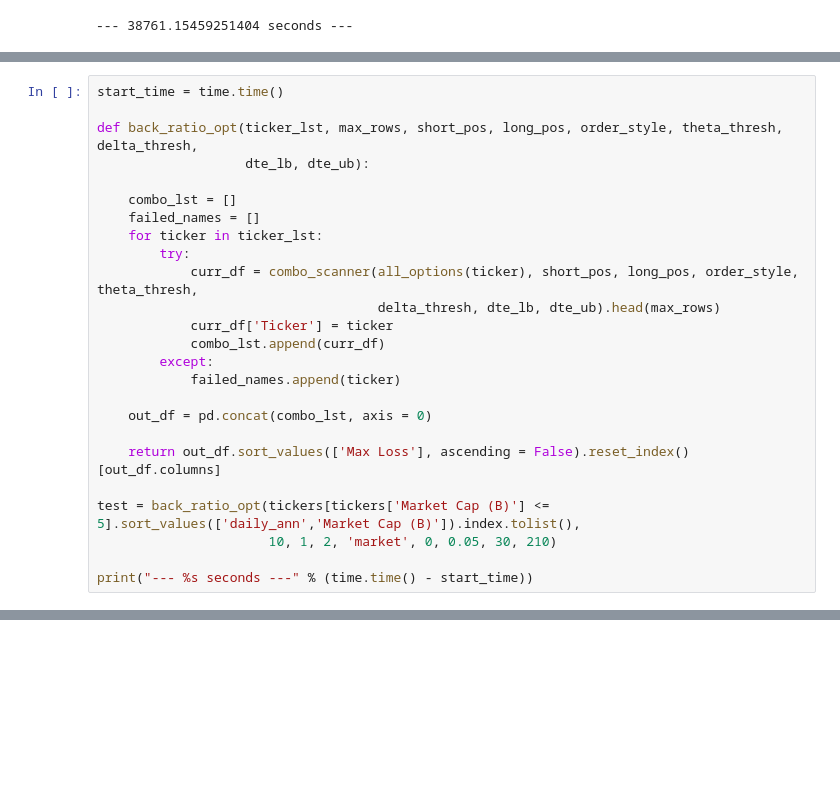
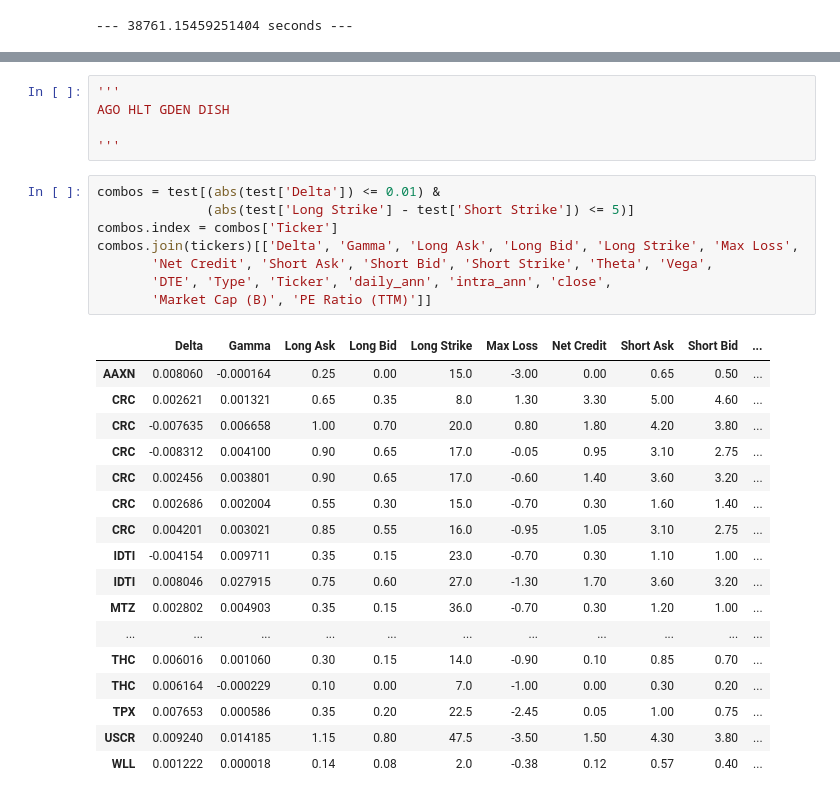
Before and after one commit to auto-d1dact/SPX-Put-Selling, a Jupyter notebook: Live Data Pulling/Options Pulling/Day Trading Options - Augen.ipynb, the cells around one changed output, grey strips where cells are left out. Saved outputs shown, nothing was run; the diff lists cells and outputs as text; blank space fills up the shorter version.

```diff
--- a/Live Data Pulling/Options Pulling/Day Trading Options - Augen.ipynb
+++ b/Live Data Pulling/Options Pulling/Day Trading Options - Augen.ipynb
@@ -1091,25 +1104,0 @@ def combo_scanner(df, short_pos, long_pos, order_style, theta_thresh, delta_thre
-# %%
-start_time = time.time()
-
-def back_ratio_opt(ticker_lst, max_rows, short_pos, long_pos, order_style, theta_thresh, delta_thresh,
-                   dte_lb, dte_ub):
-
-    combo_lst = []
-    failed_names = []
-    for ticker in ticker_lst:
-        try:
-            curr_df = combo_scanner(all_options(ticker), short_pos, long_pos, order_style, theta_thresh,
-                                    delta_thresh, dte_lb, dte_ub).head(max_rows)
-            curr_df['Ticker'] = ticker
-            combo_lst.append(curr_df)
-        except:
-            failed_names.append(ticker)
-
-    out_df = pd.concat(combo_lst, axis = 0)
-
-    return out_df.sort_values(['Max Loss'], ascending = False).reset_index()[out_df.columns]
-
-test = back_ratio_opt(tickers[tickers['Market Cap (B)'] <= 5].sort_values(['daily_ann','Market Cap (B)']).index.tolist(),
-                      10, 1, 2, 'market', 0, 0.05, 30, 210)
-
-print("--- %s seconds ---" % (time.time() - start_time))
@@ -1147,0 +1134,31 @@ test[abs(test['Delta']) <= 0.01]
+# %%
+'''
+AGO HLT GDEN DISH
+
+'''
+# %%
+combos = test[(abs(test['Delta']) <= 0.01) &
+              (abs(test['Long Strike'] - test['Short Strike']) <= 5)]
+combos.index = combos['Ticker']
+combos.join(tickers)[['Delta', 'Gamma', 'Long Ask', 'Long Bid', 'Long Strike', 'Max Loss',
+       'Net Credit', 'Short Ask', 'Short Bid', 'Short Strike', 'Theta', 'Vega',
+       'DTE', 'Type', 'Ticker', 'daily_ann', 'intra_ann', 'close',
+       'Market Cap (B)', 'PE Ratio (TTM)']]
+# %% [output]
+|  | Delta | Gamma | Long Ask | Long Bid | Long Strike | Max Loss | Net Credit | Short Ask | Short Bid | ... |
+| AAXN | 0.008060 | -0.000164 | 0.25 | 0.00 | 15.0 | -3.00 | 0.00 | 0.65 | 0.50 | ... |
+| CRC | 0.002621 | 0.001321 | 0.65 | 0.35 | 8.0 | 1.30 | 3.30 | 5.00 | 4.60 | ... |
+| CRC | -0.007635 | 0.006658 | 1.00 | 0.70 | 20.0 | 0.80 | 1.80 | 4.20 | 3.80 | ... |
+| CRC | -0.008312 | 0.004100 | 0.90 | 0.65 | 17.0 | -0.05 | 0.95 | 3.10 | 2.75 | ... |
+| CRC | 0.002456 | 0.003801 | 0.90 | 0.65 | 17.0 | -0.60 | 1.40 | 3.60 | 3.20 | ... |
+| CRC | 0.002686 | 0.002004 | 0.55 | 0.30 | 15.0 | -0.70 | 0.30 | 1.60 | 1.40 | ... |
+| CRC | 0.004201 | 0.003021 | 0.85 | 0.55 | 16.0 | -0.95 | 1.05 | 3.10 | 2.75 | ... |
+| IDTI | -0.004154 | 0.009711 | 0.35 | 0.15 | 23.0 | -0.70 | 0.30 | 1.10 | 1.00 | ... |
+| IDTI | 0.008046 | 0.027915 | 0.75 | 0.60 | 27.0 | -1.30 | 1.70 | 3.60 | 3.20 | ... |
+| MTZ | 0.002802 | 0.004903 | 0.35 | 0.15 | 36.0 | -0.70 | 0.30 | 1.20 | 1.00 | ... |
+| ... | ... | ... | ... | ... | ... | ... | ... | ... | ... | ... |
+| THC | 0.006016 | 0.001060 | 0.30 | 0.15 | 14.0 | -0.90 | 0.10 | 0.85 | 0.70 | ... |
+| THC | 0.006164 | -0.000229 | 0.10 | 0.00 | 7.0 | -1.00 | 0.00 | 0.30 | 0.20 | ... |
+| TPX | 0.007653 | 0.000586 | 0.35 | 0.20 | 22.5 | -2.45 | 0.05 | 1.00 | 0.75 | ... |
+| USCR | 0.009240 | 0.014185 | 1.15 | 0.80 | 47.5 | -3.50 | 1.50 | 4.30 | 3.80 | ... |
+| WLL | 0.001222 | 0.000018 | 0.14 | 0.08 | 2.0 | -0.38 | 0.12 | 0.57 | 0.40 | ... |
```
Also changed, not shown: parts of 10 cells of this notebook.
